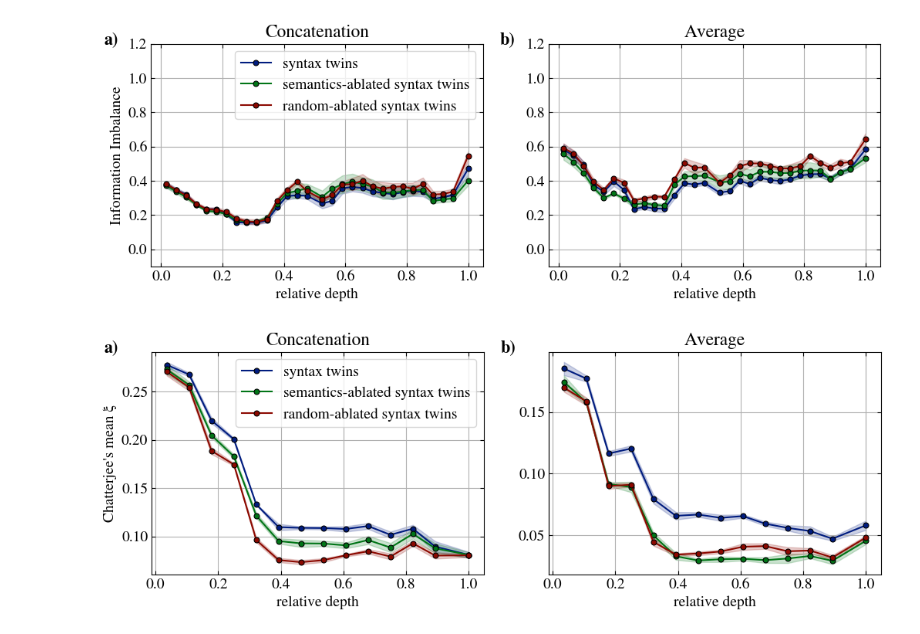
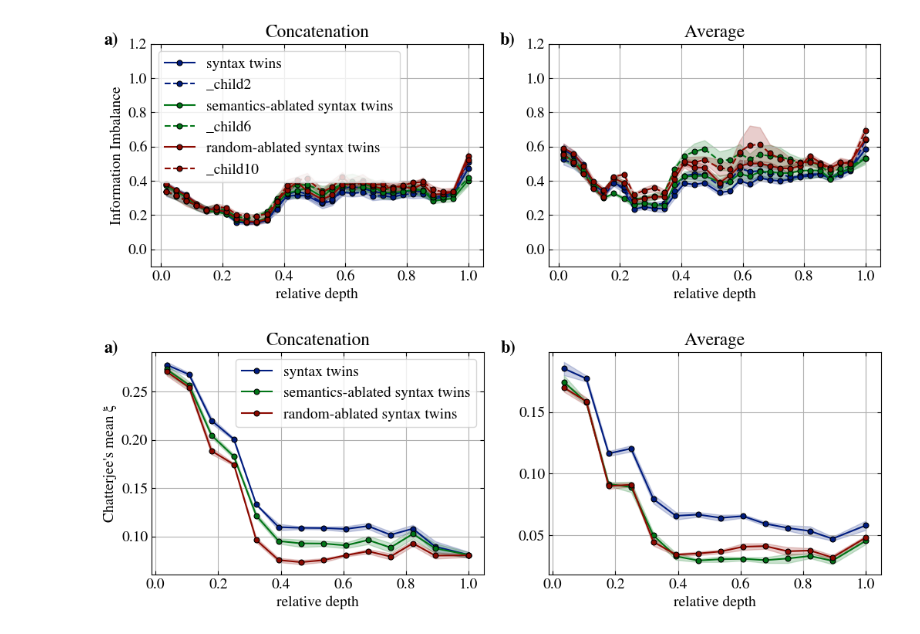
Before and after one commit to acevedo-s/syn-sem, a Jupyter notebook: decoupling-sem-from-syn.ipynb, the cells around one changed output. Drawn from its saved outputs; the diff is of its cells as text; code cells hidden in the pictures.

```diff
--- a/decoupling-sem-from-syn.ipynb
+++ b/decoupling-sem-from-syn.ipynb
@@ -114,11 +114,12 @@ for avg_id,avg_tokens in enumerate(avg_flags):
           # label += r'$\mathbf{X}_i \perp \mathbf{T}_r \rightarrow \mathbf{s}^{0}_i \perp \mathbf{T}_r $'
           label += 'random-ablated syntax twins'
 
-        for II_index in range(1):
+        for II_index in range(2):
           if II_index == 1: label = None
           ax[avg_id].plot(
               layers,
               inf_imb[II_index].diagonal(),
+              # (inf_imb[II_index].diagonal()+inf_imb[II_index+1].diagonal())/2.,
               label=label,
               linestyle=_linestyles[II_index],
               color=color,
@@ -158,35 +159,34 @@ ax[0].set_ylabel('Information Imbalance')
 for a in ax[:1]:
     handles, labels = [], []
     for line in a.get_lines():
         label = line.get_label()
         if label:
             handles.append(line)
             labels.append(label)
     a.legend(handles, labels, loc='best', fontsize=rcpsize, framealpha=0.8)
 
 
 
 
 # Add panel labels
 panel_labels = ['a)', 'b)']
 for i, label in enumerate(panel_labels):
     ax[i].text(
         -0.1, 1.05,      # x, y in axis coordinates
         label,
         transform=ax[i].transAxes,  # coordinates relative to the axes
         fontsize=16,
         fontweight='bold',
         va='top',
         ha='right'
     )
 
-
 figsfolder = 'results/figs/decoupling'
 os.makedirs(figsfolder, exist_ok=True)
 fig.savefig(f'{figsfolder}/decoupling_sem_from_syn_{modelA}.pdf', bbox_inches='tight')
 plt.show()
 # %% [output]
-[figure, old version]
+[figure, new version]
 # %%
 fig,ax = plt.subplots(1,2,figsize=(10.5,4))
 ratio_jackknife = 0.5
```
Also changed, not shown: 15 other files.
